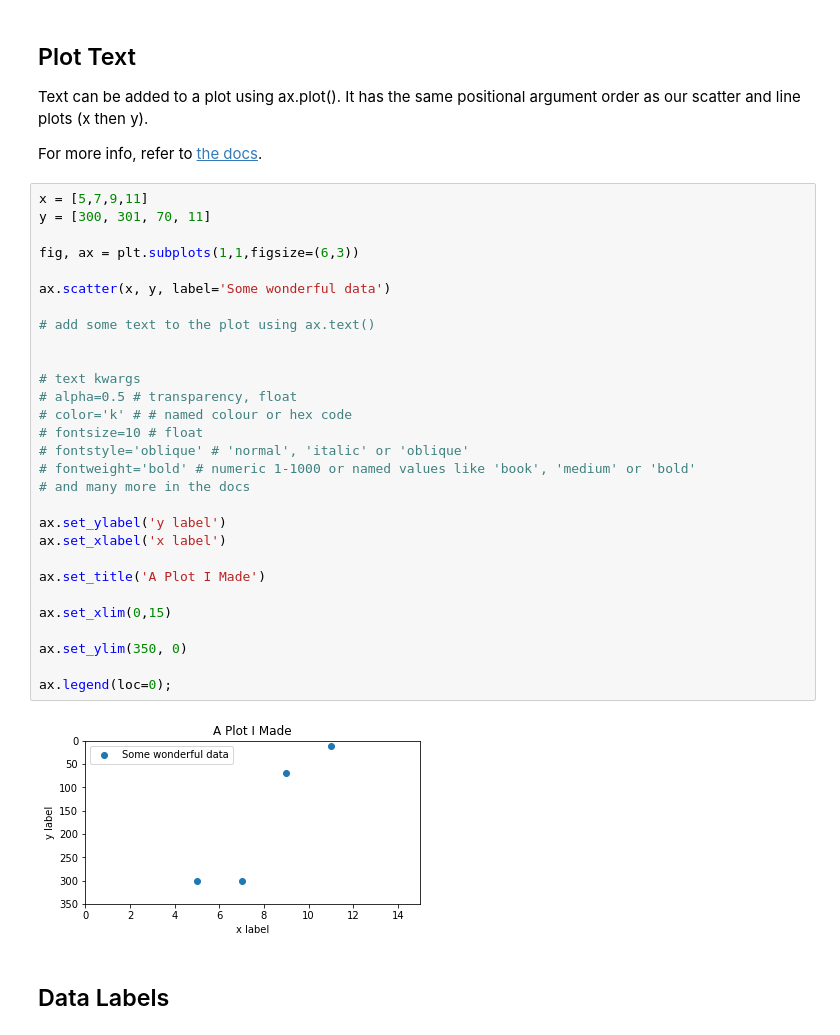
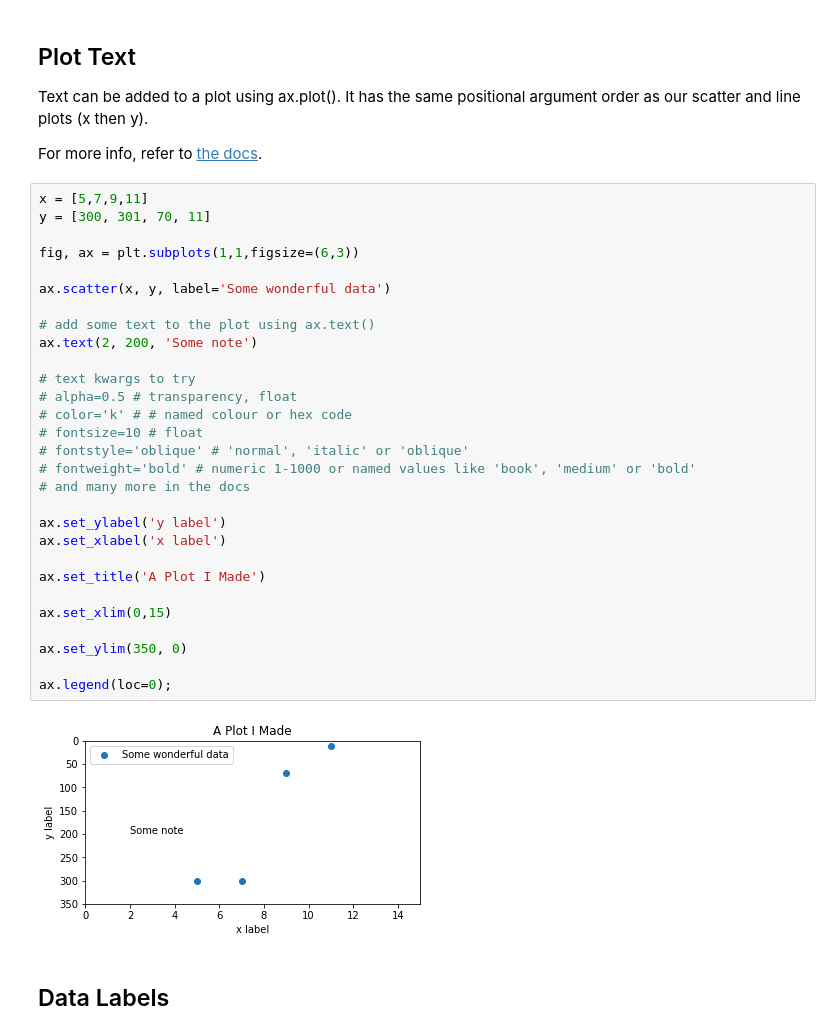
Before and after one commit to ICWallis/tutorial-publication-ready-figures, a Jupyter notebook: 1-formatting.ipynb, the cells around one changed output. Cells and saved outputs as stored; diff of their text form.

```diff
--- a/1-formatting.ipynb
+++ b/1-formatting.ipynb
@@ -254,34 +274,34 @@ For more info, refer to [the docs](https://matplotlib.org/stable/api/_as_gen/mat
 # %%
 x = [5,7,9,11]
 y = [300, 301, 70, 11]
 
 fig, ax = plt.subplots(1,1,figsize=(6,3))
 
 ax.scatter(x, y, label='Some wonderful data')
 
 # add some text to the plot using ax.text()
+ax.text(2, 200, 'Some note')
 
-
-# text kwargs
+# text kwargs to try
 # alpha=0.5 # transparency, float
 # color='k' # # named colour or hex code
 # fontsize=10 # float
 # fontstyle='oblique' # 'normal', 'italic' or 'oblique'
 # fontweight='bold' # numeric 1-1000 or named values like 'book', 'medium' or 'bold'
 # and many more in the docs
 
 ax.set_ylabel('y label')
 ax.set_xlabel('x label')
 
 ax.set_title('A Plot I Made')
 
 ax.set_xlim(0,15)
 
 ax.set_ylim(350, 0)
 
 ax.legend(loc=0);
 # %% [output]
-[figure, old version]
+[figure, new version]
 # %% [markdown]
 ## Data Labels
 # %%
```
Also changed, not shown: parts of 7 cells of this notebook.
